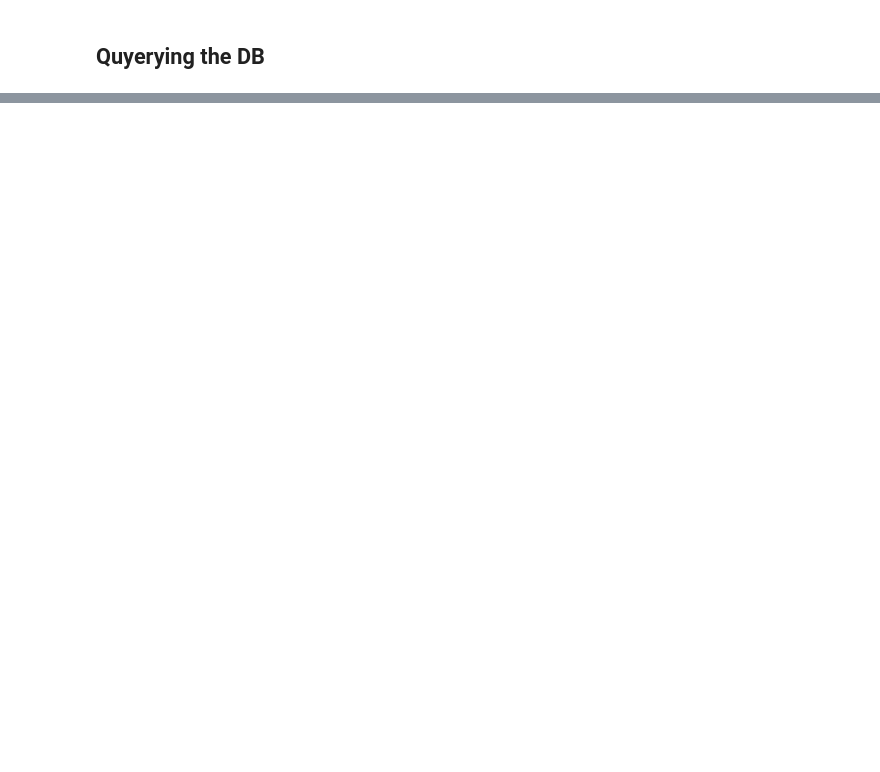
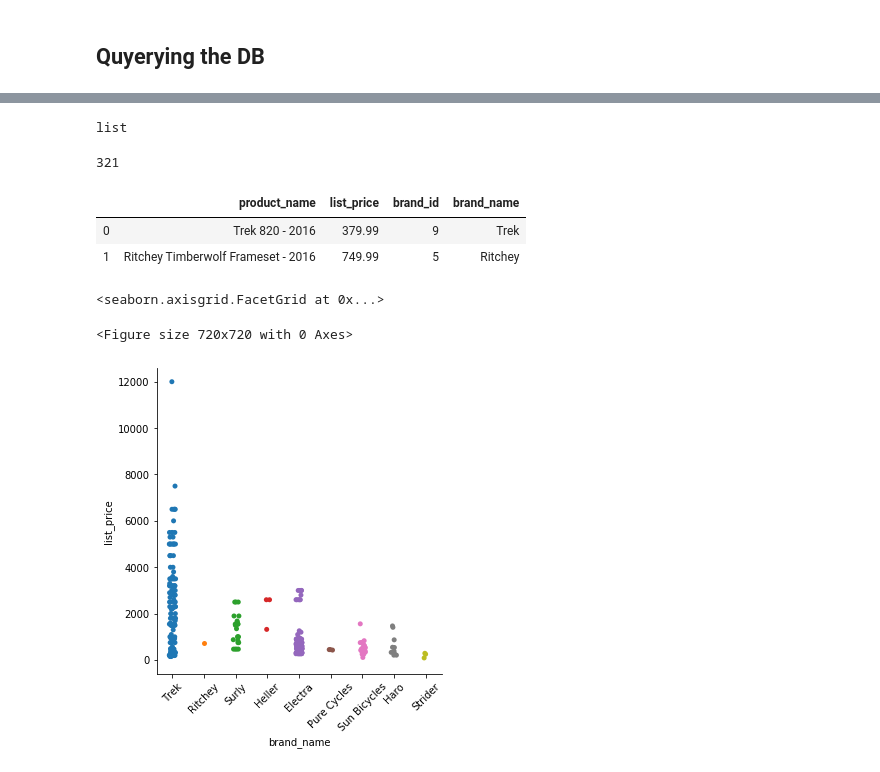
Before and after one commit to fragmento/nyc-ds-111819-lectures, a Jupyter notebook: Mod_2/SQL/AWS_MYSQL_PYTHON.ipynb, the cells around one changed output, grey strips where cells are left out. Drawn from its saved outputs; the diff is of its cells as text; code cells hidden in the pictures; blank space fills up the shorter version.

```diff
--- a/Mod_2/SQL/AWS_MYSQL_PYTHON.ipynb
+++ b/Mod_2/SQL/AWS_MYSQL_PYTHON.ipynb
@@ -305,0 +328,8 @@ cnx.close()
+# %%
+cnx = mysql.connector.connect(
+    host = config.host,
+    user = config.user,
+    passwd = config.password,
+    database = 'production'
+)
+cursor = cnx.cursor()
@@ -305,0 +350,7 @@ cnx.close()
+# %%
+cursor.execute(q1)
+
+r1 = cursor.fetchall()
+
+for i in r1:
+    print(i)
@@ -305,0 +375,24 @@ cnx.close()
+# %%
+type(r1)
+# %% [output]
+list
+# %%
+len(r1)
+# %% [output]
+321
+# %%
+df = pd.DataFrame(r1)
+df.columns = [x[0] for x in cursor.description]
+df.head(2)
+# %% [output]
+|  | product_name | list_price | brand_id | brand_name |
+| 0 | Trek 820 - 2016 | 379.99 | 9 | Trek |
+| 1 | Ritchey Timberwolf Frameset - 2016 | 749.99 | 5 | Ritchey |
+# %%
+plt.figure(figsize=(10,10))
+g = sns.catplot(x='brand_name', y='list_price', data=df)
+g.set_xticklabels(rotation=45)
+# %% [output]
+<seaborn.axisgrid.FacetGrid at 0x...>
+<Figure size 720x720 with 0 Axes>
+[figure, added]
```
Also changed, not shown: parts of 24 cells of this notebook, 5 other files.
